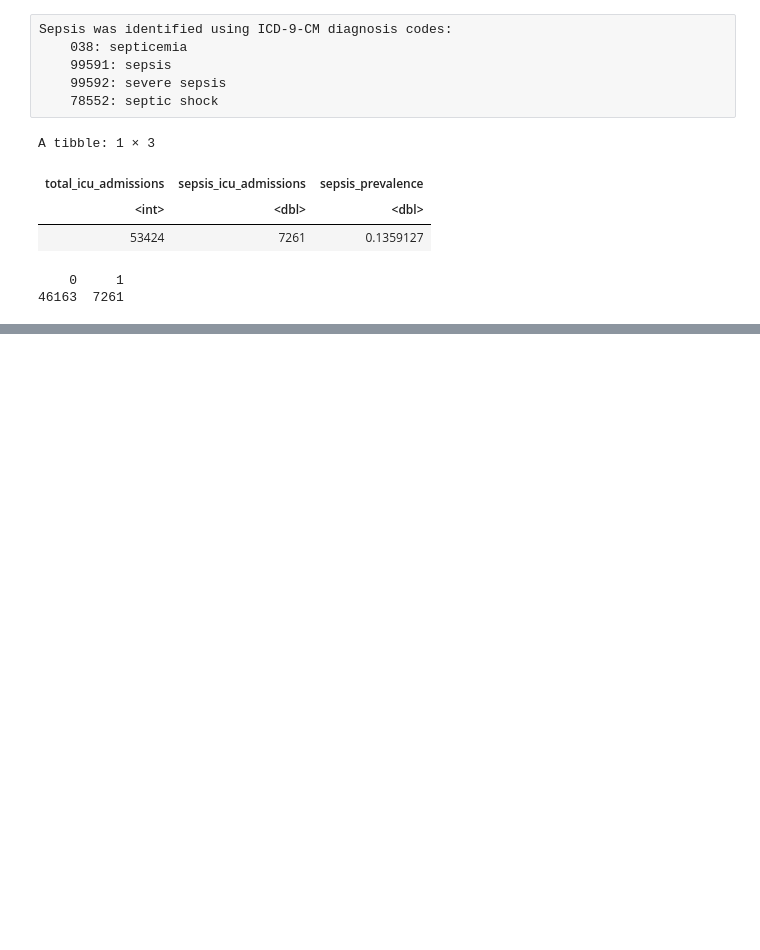
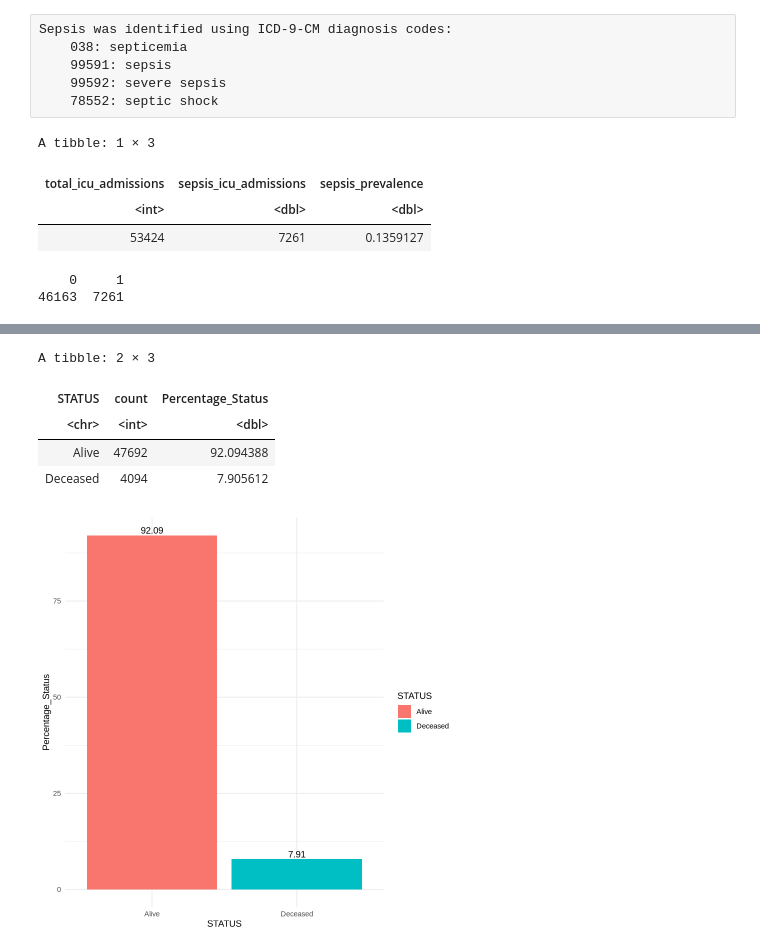
Before and after one commit to Blanqui04/EHR-A3-Group-B, a Jupyter notebook: analysis/Activity-A3.ipynb, the cells around one changed output, grey strips where cells are left out. Saved outputs shown, nothing was run; the diff lists cells and outputs as text; code cells hidden in the pictures; blank space fills up the shorter version.

```diff
--- a/analysis/Activity-A3.ipynb
+++ b/analysis/Activity-A3.ipynb
@@ -140,0 +226,26 @@ table(cohort_sepsis$sepsis)
+# %%
+#Without Sepsis
+df2 <- mortality_df %>%
+  filter(SEPSIS == 0) %>%
+  group_by(STATUS)%>%
+  summarise(count = n())%>%
+  mutate(Percentage_Status = count / sum(count) * 100)
+
+head(df2)
+
+ggplot(df2,
+       aes(x=STATUS,
+           y=Percentage_Status,
+           fill = STATUS,
+           label=round(Percentage_Status,2))
+       ) +
+  geom_col() +
+  geom_text(position=position_dodge(0.5), vjust=-0.25) +
+  theme_minimal()
+# %% [output]
+A tibble: 2 × 3
+| STATUS | count | Percentage_Status |
+| <chr> | <int> | <dbl> |
+| Alive | 47692 | 92.094388 |
+| Deceased | 4094 | 7.905612 |
+[figure, added]
```
Also changed, not shown: parts of 6 cells of this notebook, 1 other file.
